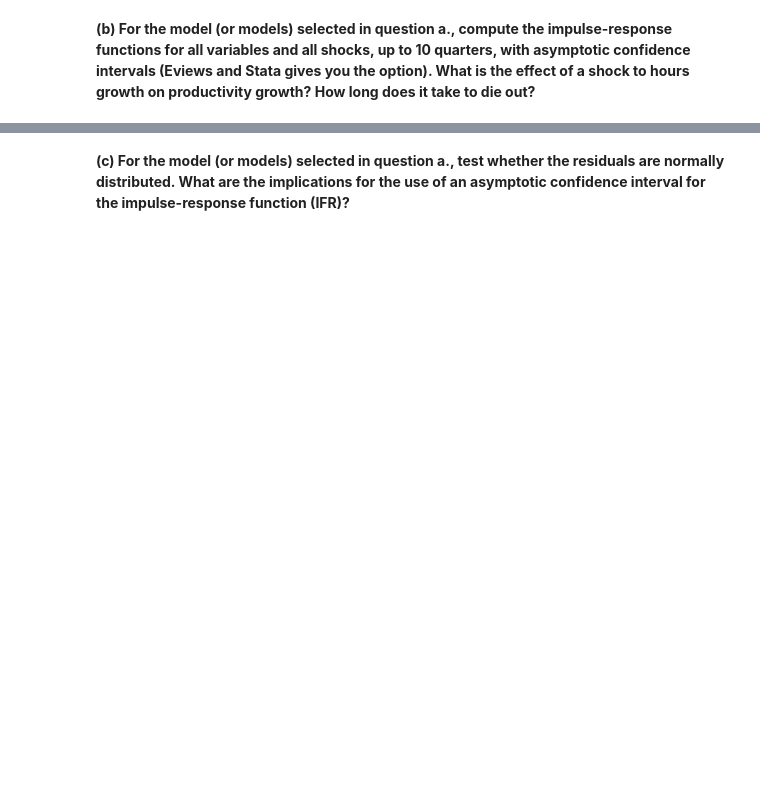
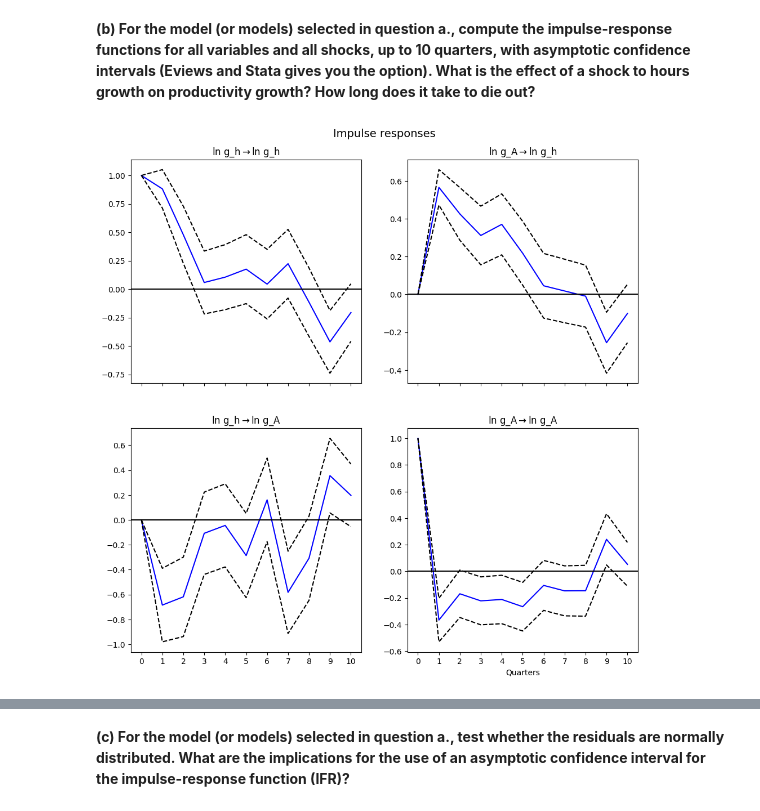
Before and after one commit to theLAZYmd/ucl-tse-ECON0058, a Jupyter notebook: W8PS7 - VARs/AL - W8PS7 - transcribed.ipynb, the cells around one changed output, grey strips where cells are left out. Drawn from its saved outputs; the diff is of its cells as text; code cells hidden in the pictures; blank space fills up the shorter version.

```diff
--- a/W8PS7 - VARs/AL - W8PS7 - transcribed.ipynb
+++ b/W8PS7 - VARs/AL - W8PS7 - transcribed.ipynb
@@ -1,2 +1,14 @@
 # %% [markdown]
 **3. The files hours.txt and realgdp.txt respectively contain quarterly data on average weekly hours worked and real GDP from 1964:2 to 2007:3. Compute the logarithmic growth rate of hours and of productivity (obtained as the GDP/Hours ratio).**
+# %%
+import pandas as pd
+from striprtf.striprtf import rtf_to_text
+
+def process_rtf_to_df(file_path: str) -> pd.DataFrame:
+    with open(file_path, 'r', encoding='utf-8') as f:
+        raw_rtf = f.read()
+
+    text = rtf_to_text(raw_rtf)
+    values = [float(x.strip()) for x in text.splitlines() if x.strip()]
+
+    return pd.DataFrame(values, columns=['Value'])
@@ -5,2 +120,11 @@
 # %% [markdown]
 **(b) For the model (or models) selected in question a., compute the impulse-response functions for all variables and all shocks, up to 10 quarters, with asymptotic confidence intervals (Eviews and Stata gives you the option). What is the effect of a shock to hours growth on productivity growth? How long does it take to die out?**
+# %%
+# Plot the IRFs
+irf = results_var.irf(10)
+irf.plot(orth=False)
+plt.xlabel('Quarters')
+plt.xticks(ticks=np.arange(0, 11, 1))
+plt.show()
+# %% [output]
+[figure, added]
```
Also changed, not shown: parts of 23 cells of this notebook, 1 other file.
